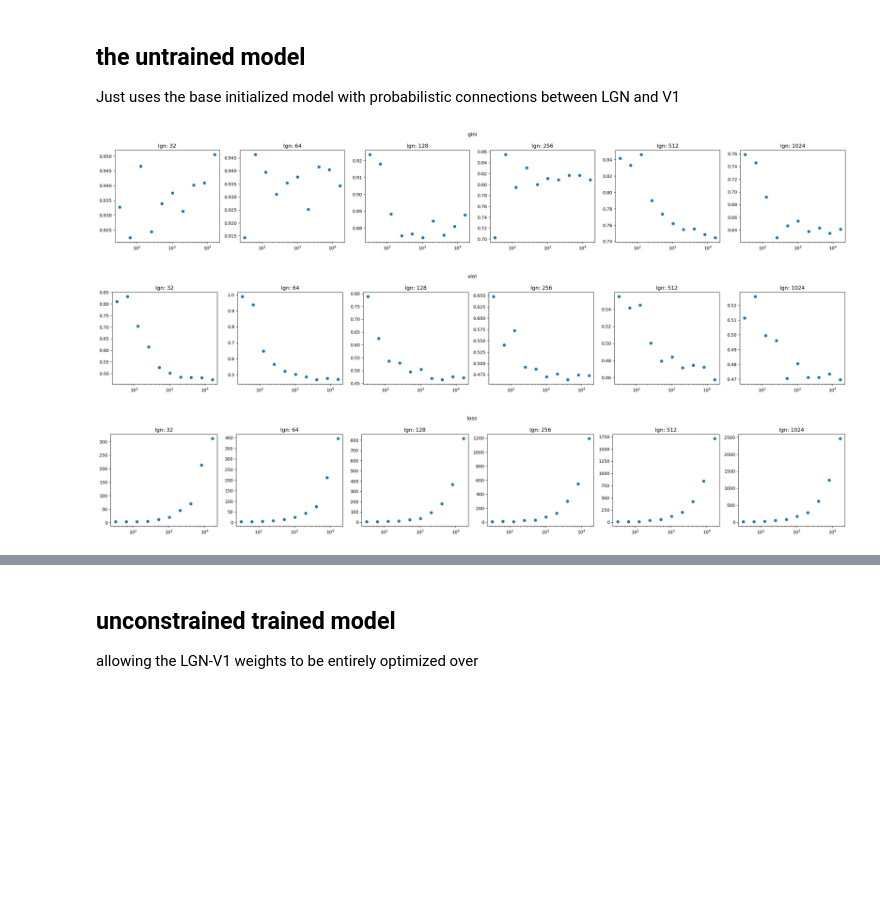
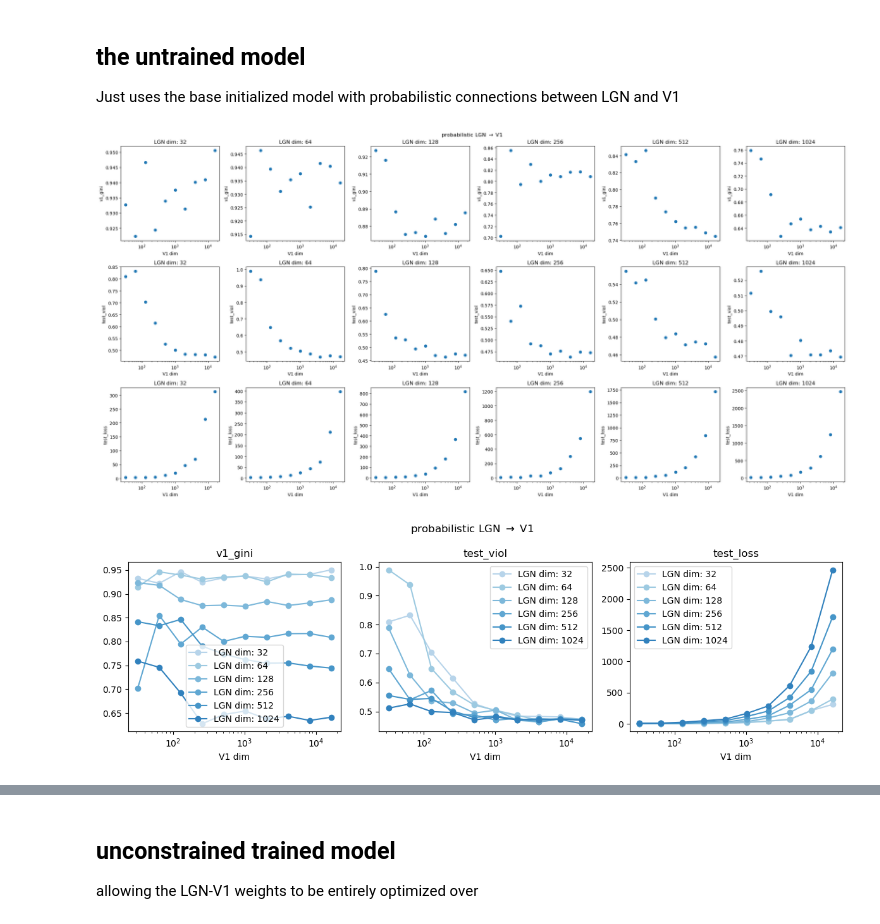
Before and after one commit to MarioDipoppa/thalamocortical_powerlaw, a Jupyter notebook: ringach_analysis.ipynb, the cells around one changed output, grey strips where cells are left out. Cells and saved outputs as stored; diff of their text form; code cells hidden in the pictures; blank space fills up the shorter version.

Commit message:
some quick analysis of the ringach analysis

```diff
--- a/ringach_analysis.ipynb
+++ b/ringach_analysis.ipynb
@@ -18,45 +12,54 @@ lgn_shapes = [32, 64, 128, 256, 512, 1024]
 # %% [markdown]
 ## the untrained model
 Just uses the base initialized model with probabilistic connections between LGN and V1
+# %%
+model_files = glob.glob("/u/home/s/skirti/dipoppa-lab/dipoppa-lab/thalamocortical-expansion/02_code/thalamocortical_powerlaw/results_ringach_grid/*.pkl")
+metrics = ["v1_gini", "test_viol", "test_loss"]
+models = []
+
+for file in model_files:
+    with open(file, 'rb') as f:
+        models.append(pickle.load(f))
 # %%
-fig, ax = plt.subplots(1, 6, figsize=(24, 4)) #, sharex=True, sharey=True)
+fig, ax = plt.subplots(3, 6, figsize=(24, 12))
 
-for i_row in range(6):
-    model_spec = [m for m in models if m["lgn_params"] == lgn_shapes[i_row]]
-    ax[i_row].scatter([ms["v1_params"] for ms in model_spec], [np.abs(ms["v1_gini"]) for ms in model_spec])
-    ax[i_row].set_title(f"lgn: {lgn_shapes[i_row]}")
-    ax[i_row].set_xscale("log")
+for j,m in enumerate(metrics):
+    for i_col in range(6):
 
-plt.suptitle("gini")
+        # plot the right data
+        model_spec = [m for m in models if m["lgn_params"] == lgn_shapes[i_col]]
+        ax[j][i_col].scatter([ms["v1_params"] for ms in model_spec], [np.abs(ms[m]) for ms in model_spec])
+
+        # add the labels
+        ax[j][i_col].set_title(f"LGN dim: {lgn_shapes[i_col]}")
+        ax[j][i_col].set_xscale("log")
+        ax[j][i_col].set_xlabel("V1 dim")
+        ax[j][i_col].set_ylabel(m)
+
+fig.suptitle(r"probabilistic LGN $\to$ V1")
 fig.set_tight_layout(True)
 plt.show()
 # %% [output]
-[figure, old version]
+[figure, new version]
 # %%
-fig, ax = plt.subplots(1, 6, figsize=(24, 4)) #, sharex=True, sharey=True)
+# let's plot each metric on a single plot
+fig, ax = plt.subplots(1, 3, figsize=(12, 4))
+blues = cm.Blues(np.linspace(0.3, 1, 10))
 
-for i_row in range(6):
-    model_spec = [m for m in models if m["lgn_params"] == lgn_shapes[i_row]]
-    ax[i_row].scatter([ms["v1_params"] for ms in model_spec], [ms["test_viol"] for ms in model_spec])
-    ax[i_row].set_title(f"lgn: {lgn_shapes[i_row]}")
-    ax[i_row].set_xscale("log")
+for i,m in enumerate(metrics):
+    for j,lgn in enumerate(lgn_shapes):
 
-plt.suptitle("viol")
+        model_spec = [m for m in models if m["lgn_params"] == lgn]
+        v1_dim, metric = zip(*sorted(zip([ms["v1_params"] for ms in model_spec], [np.abs(ms[m]) for ms in model_spec])))
+        ax[i].plot(v1_dim, metric, c=blues[j], label=f"LGN dim: {lgn}", marker="o")
+
+        ax[i].set_xscale("log")
+        ax[i].set_title(m)
+        ax[i].set_xlabel("V1 dim")
+        ax[i].legend()
+
+fig.suptitle(r"probabilistic LGN $\to$ V1")
 fig.set_tight_layout(True)
 plt.show()
 # %% [output]
-[figure, old version]
+[figure, new version]
-# %%
-fig, ax = plt.subplots(1, 6, figsize=(24, 4)) #, sharex=True, sharey=True)
-
-for i_row in range(6):
-    model_spec = [m for m in models if m["lgn_params"] == lgn_shapes[i_row]]
-    ax[i_row].scatter([ms["v1_params"] for ms in model_spec], [ms["test_loss"] for ms in model_spec])
-    ax[i_row].set_title(f"lgn: {lgn_shapes[i_row]}")
-    ax[i_row].set_xscale("log")
-
-plt.suptitle("loss")
-fig.set_tight_layout(True)
-plt.show()
-# %% [output]
-[figure, removed]
```
Also changed, not shown: parts of 4 cells of this notebook.
